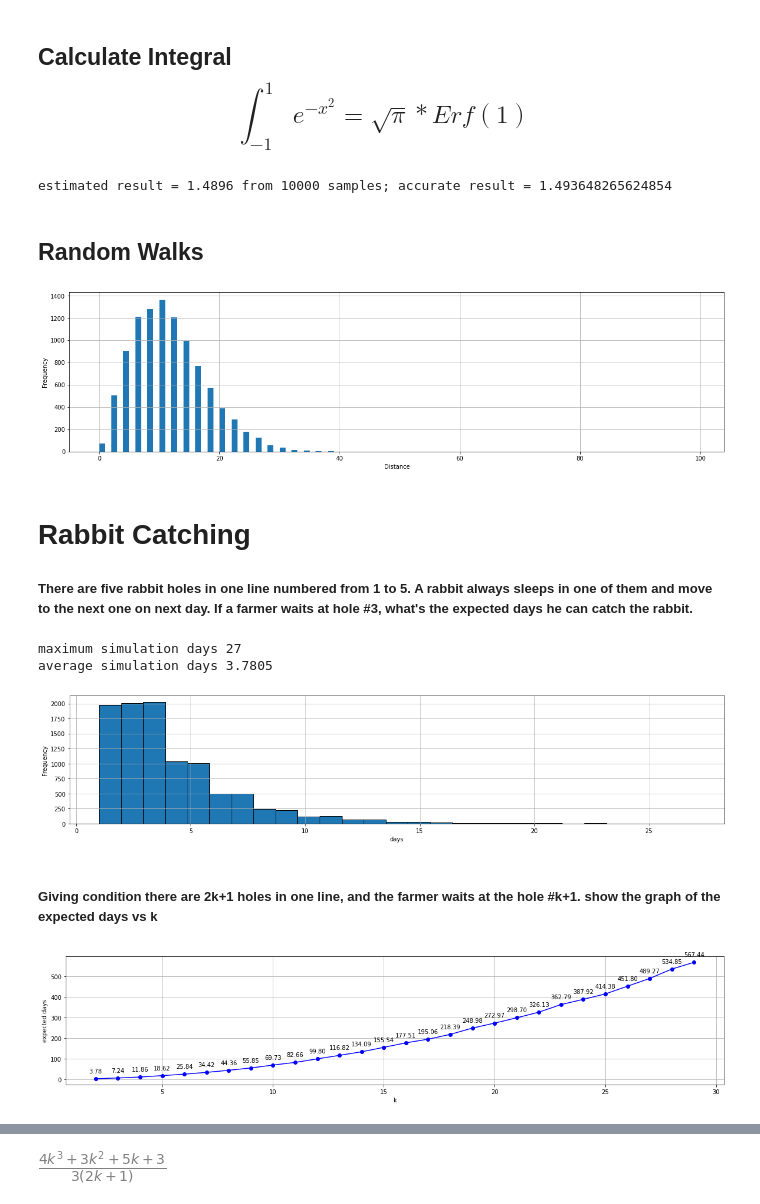
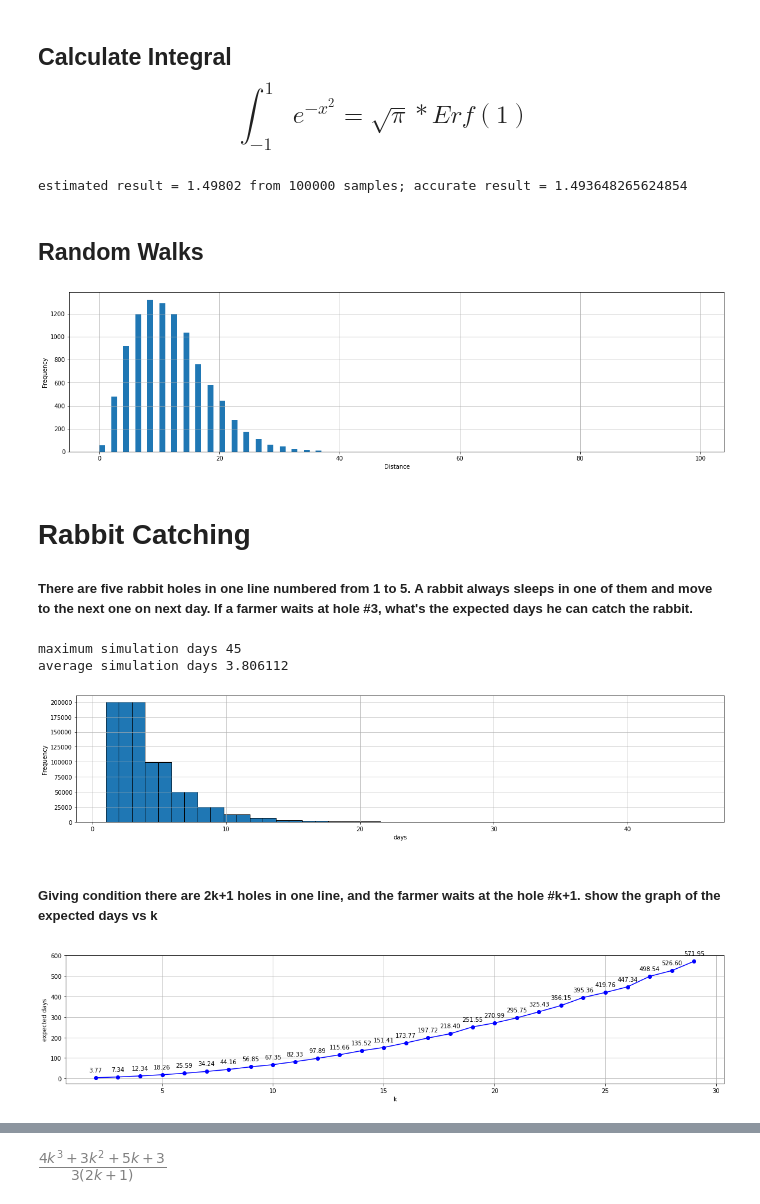
Before and after one commit to edwardlu71/ConceptByExample, a Jupyter notebook: E03_112_MonteCarloByExamples.ipynb, the cells around one changed output, grey strips where cells are left out. Saved outputs shown, nothing was run; the diff lists cells and outputs as text; code cells hidden in the pictures.

```diff
--- a/E03_112_MonteCarloByExamples.ipynb
+++ b/E03_112_MonteCarloByExamples.ipynb
@@ -41,10 +43,10 @@ def calculate_integral(samples):
     result = float(under_curve) / samples * 2
     print(f"estimated result = {result} from {samples} samples; accurate result = {math.erf(1) * math.sqrt(math.pi)}")
 # %%
-samples = 10000
+samples = 100000
 calculate_integral(samples)
 # %% [output]
-estimated result = 1.4896 from 10000 samples; accurate result = 1.493648265624854
+estimated result = 1.49802 from 100000 samples; accurate result = 1.493648265624854
 # %% [markdown]
 ## Random Walks
 # %%
@@ -70,7 +72,7 @@ def random_walk_histogram(samples, steps):
 # %%
 random_walk_histogram(10000, 100)
 # %% [output]
-[figure, old version]
+[figure, new version]
 # %% [markdown]
 # Rabbit Catching
 
@@ -105,11 +107,11 @@ def rabbit_catch_histogram(samples):
     plt.grid(True)
     plt.show()
 # %%
-rabbit_catch_histogram(10000)
+rabbit_catch_histogram(1000000)
 # %% [output]
-maximum simulation days 27
-average simulation days 3.7805
+maximum simulation days 45
+average simulation days 3.806112
-[figure, old version]
+[figure, new version]
 # %% [markdown]
 ##### Giving condition there are 2k+1 holes in one line, and the farmer waits at the hole #k+1. show the graph of the expected days vs k
 # %%
@@ -153,7 +155,7 @@ plt.ylabel("expected days")
 plt.grid(True)
 plt.show()
 # %% [output]
-[figure, old version]
+[figure, new version]
 # %%
 def rabbit_catch_histogram_k(samples, k):
     caught_on_day = []
```
Also changed, not shown: parts of 16 cells of this notebook.
